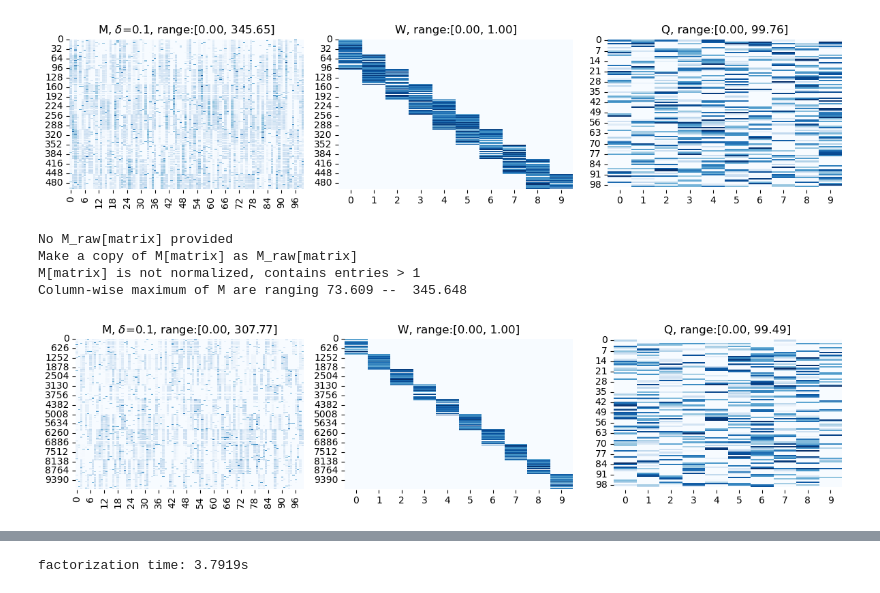
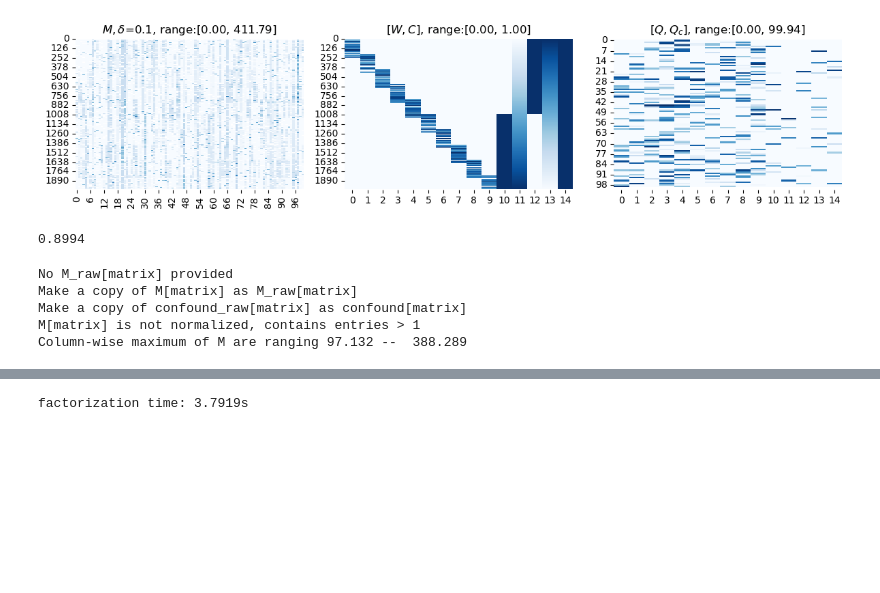
Before and after one commit to jefferykclam/ICQF, a Jupyter notebook: demonstration.ipynb, the cells around one changed output, grey strips where cells are left out. Saved outputs shown, nothing was run; the diff lists cells and outputs as text; code cells hidden in the pictures; blank space fills up the shorter version.

```diff
--- a/demonstration.ipynb
+++ b/demonstration.ipynb
@@ -10,23 +39,27 @@ from src.ICQF import ICQF
 # %%
-true_W, true_Q, confound_raw, M_clean, M = simulation(500, 100, 10, 50, density=0.5,
-                                           noise=True, delta=0.1, confound=False,
-                                           visualize=True)
+true_W, true_Q, confound_raw, M_clean, M, nan_mask = simulation(2000, 100, 10, 50, density=0.3,
+                                                                noise=True, delta=0.1,
+                                                                confound=True,
+                                                                missing_ratio=0.1,
+                                                                visualize=True)
 # %% [output]
-[figure, old version]
+[figure, new version]
+# %%
+np.sum(nan_mask)/2000/100
+# %% [output]
+0.8994
 # %%
 MF_data = matrix_class(M=M, confound_raw=confound_raw)
+MF_data.check_input()
+# %% [output]
+No M_raw[matrix] provided
+Make a copy of M[matrix] as M_raw[matrix]
+Make a copy of confound_raw[matrix] as confound[matrix]
+M[matrix] is not normalized, contains entries > 1
+Column-wise maximum of M are ranging 97.132 --  388.289
-# %%
-MF_data.check_input()
-# %% [output]
-No M_raw[matrix] provided
-Make a copy of M[matrix] as M_raw[matrix]
-M[matrix] is not normalized, contains entries > 1
-Column-wise maximum of M are ranging 73.609 --  345.648
 # %%
-true_W, true_Q, confound_raw, M_clean, M = simulation(10000, 100, 10, 50, density=0.5,
-                                           noise=True, delta=0.1, confound=False,
-                                           visualize=True)
+# true_W, true_Q, confound_raw, M_clean, M = simulation(10000, 100, 10, 50, density=0.5,
+#                                            noise=True, delta=0.1, confound=False,
+#                                            visualize=True)
-# %% [output]
-[figure, removed]
 # %%
 clf = ICQF(n_components=10,
```
Also changed, not shown: parts of 17 cells of this notebook, 2 other files.
